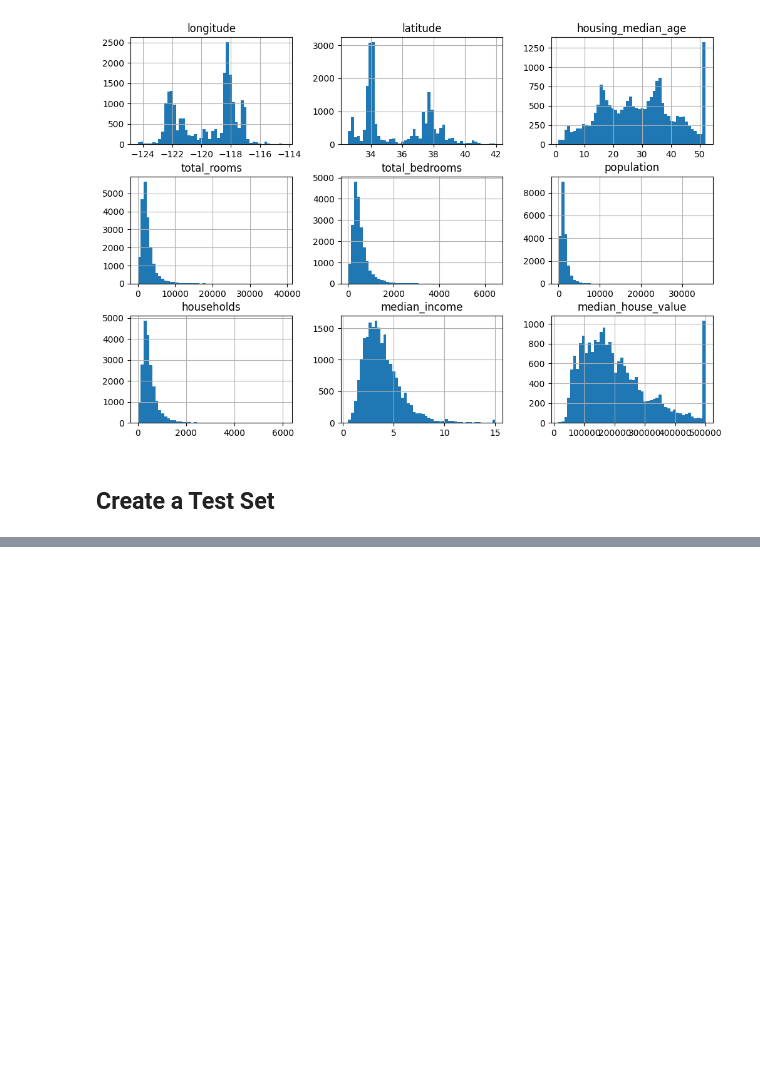
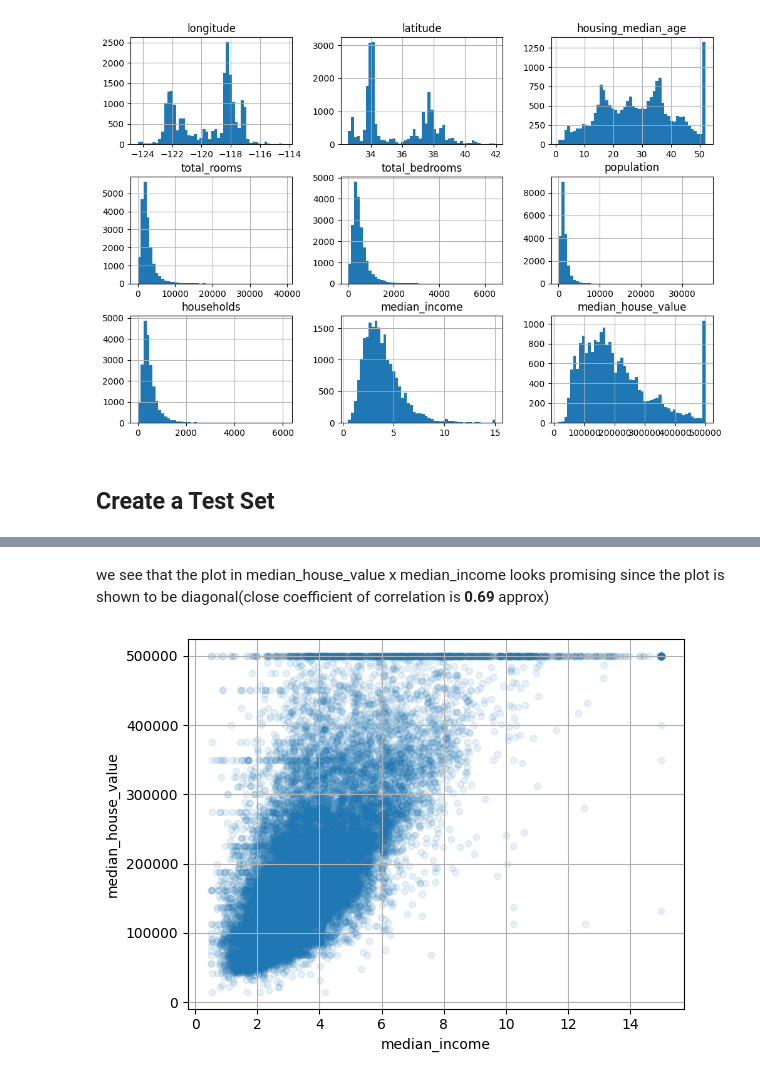
Before and after one commit to Suborno22/California-House-Sale-Prediction, a Jupyter notebook: index.ipynb, the cells around one changed output, grey strips where cells are left out. Cells and saved outputs as stored; diff of their text form; code cells hidden in the pictures; blank space fills up the shorter version.

```diff
--- a/index.ipynb
+++ b/index.ipynb
@@ -149,0 +309,7 @@ train,test = train_test_split(housing,test_size=0.2,random_state=42)
+# %% [markdown]
+we see that the plot in median_house_value x median_income looks promising since the plot is shown to be diagonal(close coefficient of correlation is **0.69** approx)
+# %%
+housing.plot(kind="scatter",x="median_income",y="median_house_value",alpha=0.1,grid=True)
+plt.show()
+# %% [output]
+[figure, added]
```
Also changed, not shown: parts of 22 cells of this notebook.
